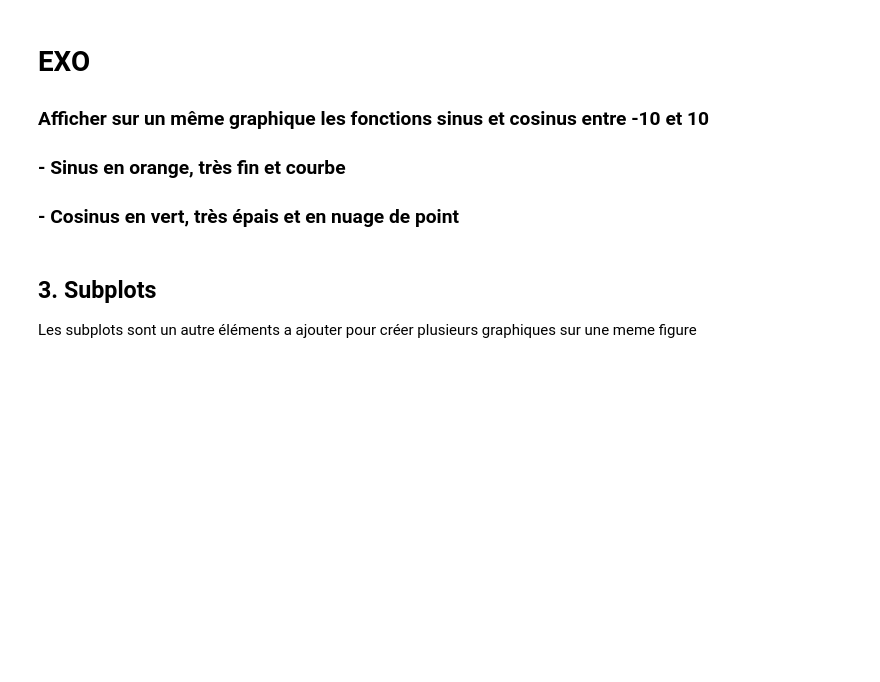
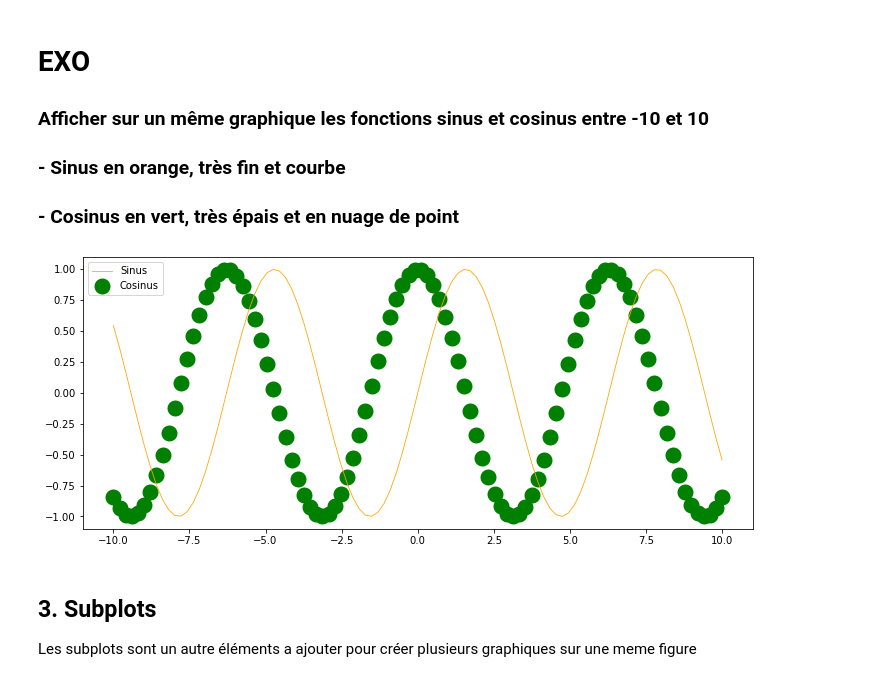
Before and after one commit to Centrale-IA/Formations-2022-2023, a Jupyter notebook: 03-DataViz/03-DataViz.ipynb, the cells around one changed output. Saved outputs shown, nothing was run; the diff lists cells and outputs as text; code cells hidden in the pictures; blank space fills up the shorter version.

```diff
--- a/03-DataViz/03-DataViz.ipynb
+++ b/03-DataViz/03-DataViz.ipynb
@@ -76,3 +88,14 @@ plt.show() # affiche la figure
+# %%
+X = np.linspace(-10,10,100)
+
+plt.figure(figsize=(12,5))
+plt.plot(X, np.sin(X), c='orange', lw=0.8, label='Sinus')
+plt.scatter(X, np.cos(X), c='g', lw=10, label='Cosinus')
+
+plt.legend()
+plt.show()
+# %% [output]
+[figure, added]
 # %% [markdown]
 ## 3. Subplots
 Les subplots sont un autre éléments a ajouter pour créer plusieurs graphiques sur une meme figure
```
Also changed, not shown: parts of 68 cells of this notebook, 1 other file.
